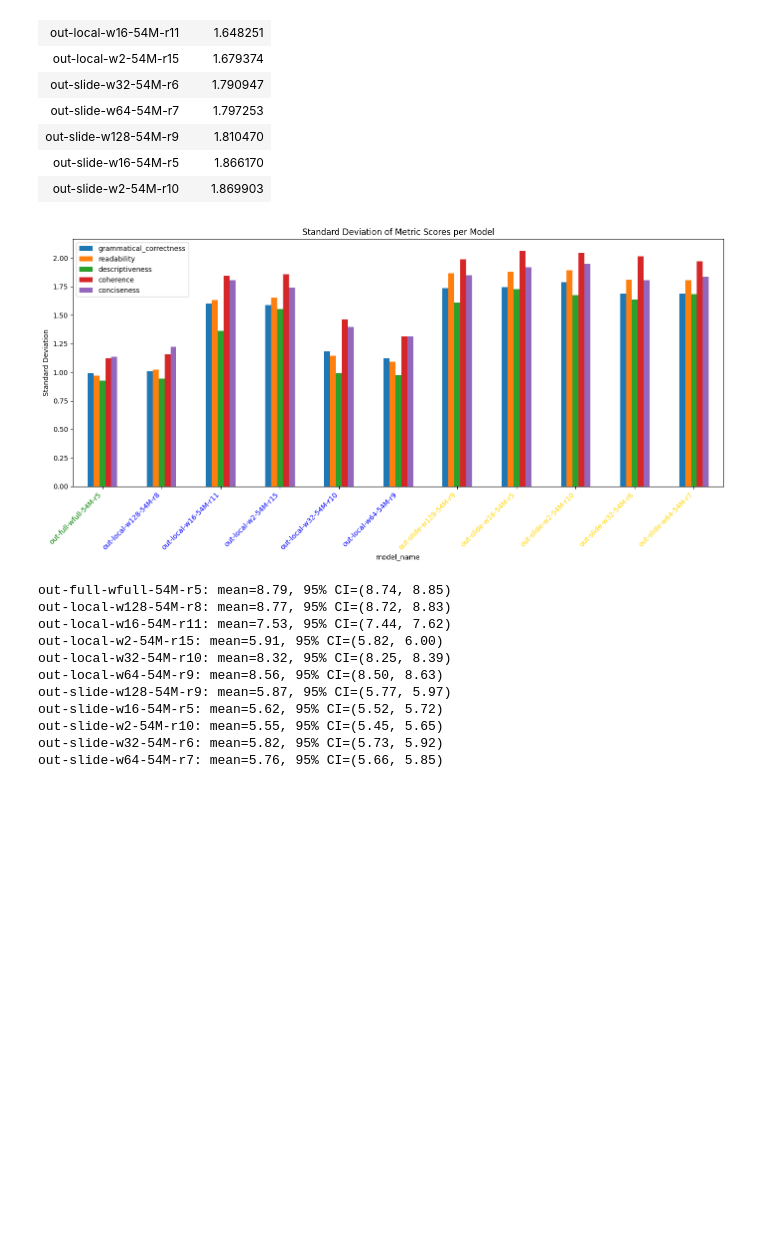
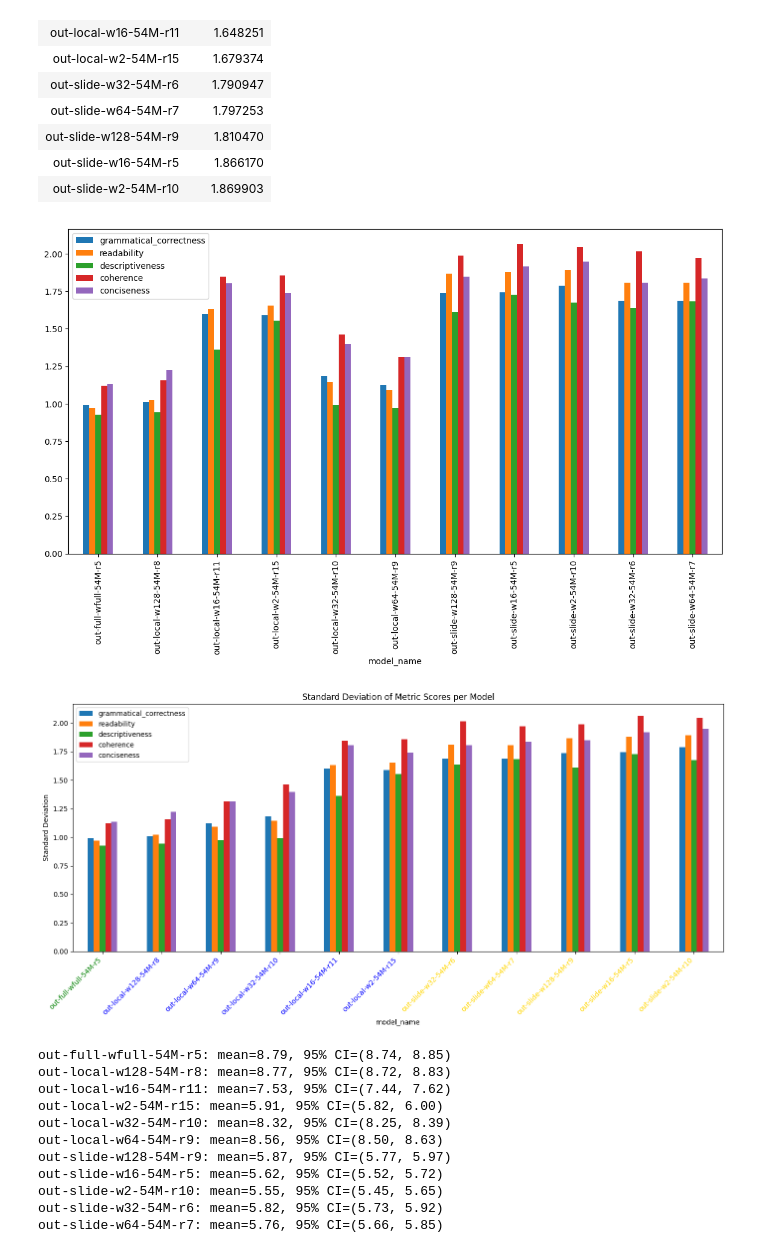
Before and after one commit to Danvictorgithub/gpt-evaluation, a Jupyter notebook: main.ipynb, the cells around one changed output. Drawn from its saved outputs; the diff is of its cells as text; code cells hidden in the pictures; blank space fills up the shorter version.

```diff
--- a/main.ipynb
+++ b/main.ipynb
@@ -326,24 +326,33 @@ display(std_table_sorted[['model_name', 'std_average']].style.hide(axis="index")
 # %%
 # Bar plot of standard deviation (consistency) for each model
 ax = std_table.set_index('model_name')[metrics].plot(kind='bar', figsize=(14, 7))
+# Add average standard deviation column if not already present
+std_table['std_average'] = std_table[metrics].mean(axis=1)
+
+# Sort by average standard deviation (ascending: most consistent first)
+std_table_sorted = std_table.sort_values(by='std_average', ascending=True)
+
+# Bar plot of standard deviation (consistency) for each model
+ax = std_table_sorted.set_index('model_name')[metrics].plot(kind='bar', figsize=(14, 7))
 plt.ylabel('Standard Deviation')
 plt.title('Standard Deviation of Metric Scores per Model')
 plt.xticks(rotation=45, ha='right')
 plt.tight_layout()
 
 # Color x-axis tick labels by model type
 for label in ax.get_xticklabels():
     name = label.get_text()
     if 'full' in name:
         label.set_color('green')
     elif 'local' in name:
         label.set_color('blue')
     elif 'slide' in name:
         label.set_color('gold')  # 'yellow' is hard to read, 'gold' is better
 
 plt.show()
 # %% [output]
-[figure, old version]
+[figure, new version]
+[figure, added]
 # %%
 import scipy.stats as stats
 
```
